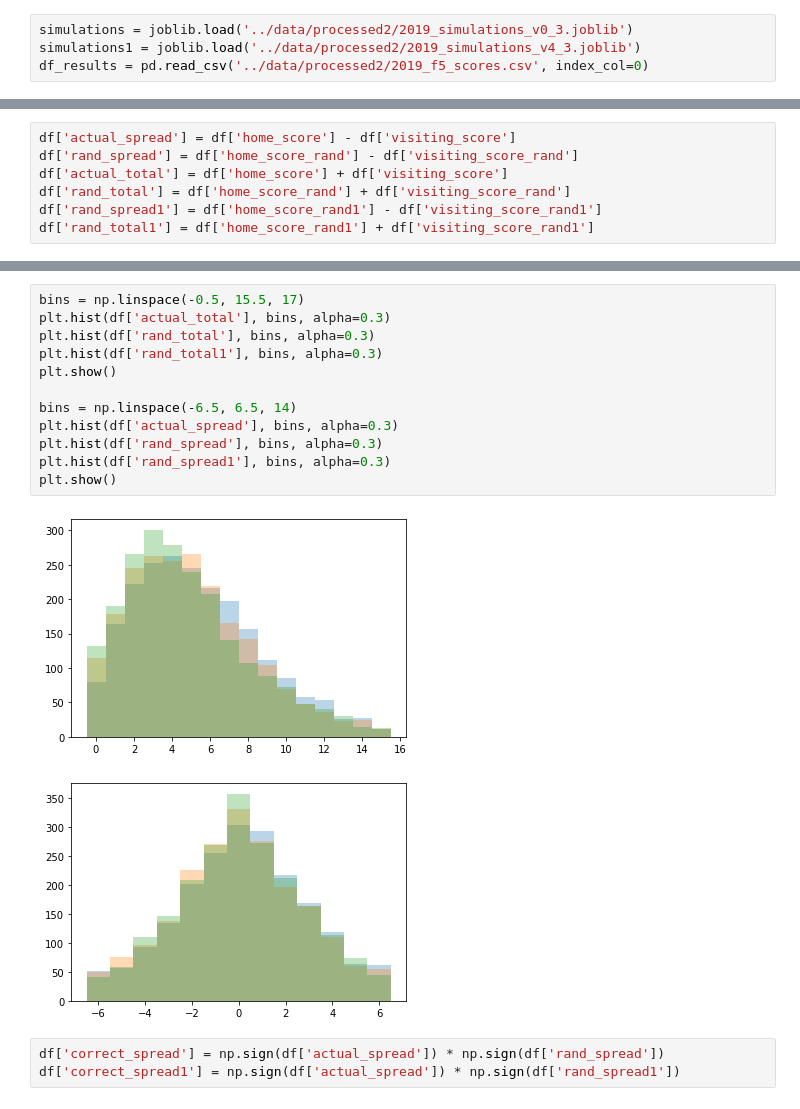
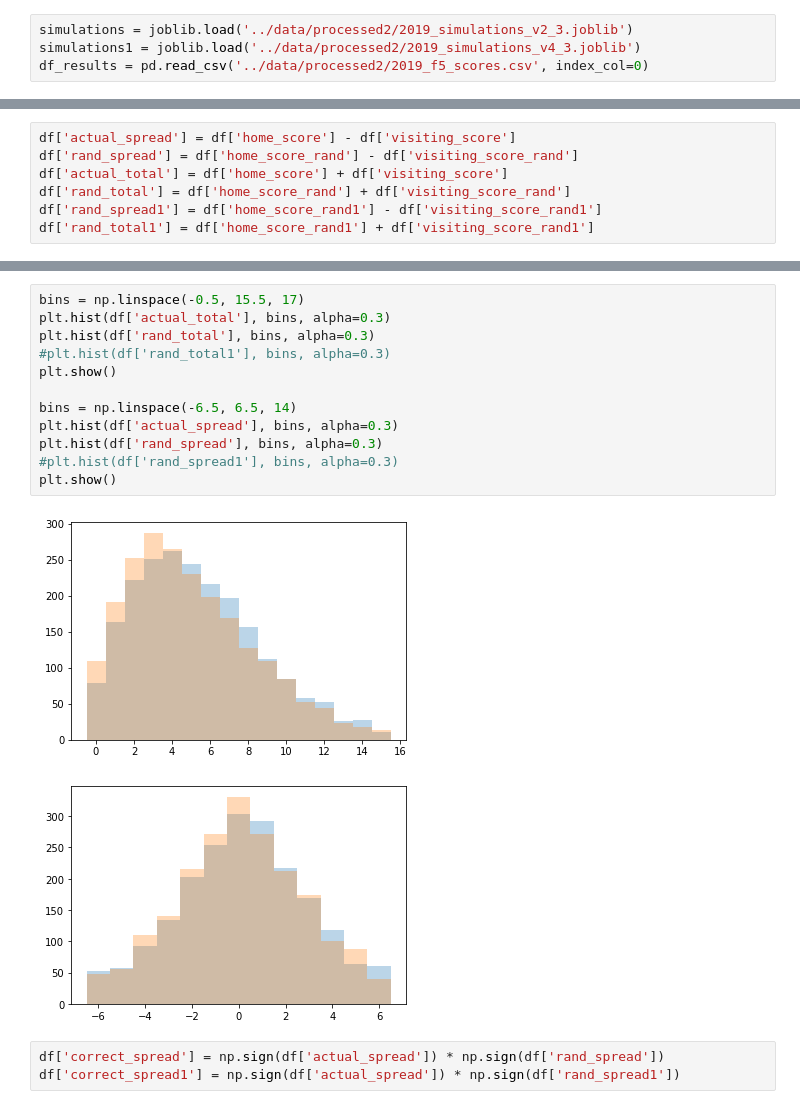
Before and after one commit to firstprinciples/mlb_model, a Jupyter notebook: fps_mlb_model/analyses/2019_simulations_analysis.ipynb, the cells around one changed output, grey strips where cells are left out. Drawn from its saved outputs; the diff is of its cells as text.

```diff
--- a/fps_mlb_model/analyses/2019_simulations_analysis.ipynb
+++ b/fps_mlb_model/analyses/2019_simulations_analysis.ipynb
@@ -6,7 +6,7 @@ import matplotlib.pyplot as plt
 from sklearn.linear_model import LinearRegression
 import joblib
 # %%
-simulations = joblib.load('../data/processed2/2019_simulations_v0_3.joblib')
+simulations = joblib.load('../data/processed2/2019_simulations_v2_3.joblib')
 simulations1 = joblib.load('../data/processed2/2019_simulations_v4_3.joblib')
 df_results = pd.read_csv('../data/processed2/2019_f5_scores.csv', index_col=0)
 # %%
@@ -104,18 +104,18 @@ plt.show()
 # %%
 bins = np.linspace(-0.5, 15.5, 17)
 plt.hist(df['actual_total'], bins, alpha=0.3)
 plt.hist(df['rand_total'], bins, alpha=0.3)
-plt.hist(df['rand_total1'], bins, alpha=0.3)
+#plt.hist(df['rand_total1'], bins, alpha=0.3)
 plt.show()
 
 bins = np.linspace(-6.5, 6.5, 14)
 plt.hist(df['actual_spread'], bins, alpha=0.3)
 plt.hist(df['rand_spread'], bins, alpha=0.3)
-plt.hist(df['rand_spread1'], bins, alpha=0.3)
+#plt.hist(df['rand_spread1'], bins, alpha=0.3)
 plt.show()
 # %% [output]
-[figure, old version]
+[figure, new version]
-[figure, old version]
+[figure, new version]
 # %%
 df['correct_spread'] = np.sign(df['actual_spread']) * np.sign(df['rand_spread'])
 df['correct_spread1'] = np.sign(df['actual_spread']) * np.sign(df['rand_spread1'])
```
Also changed, not shown: parts of 6 cells of this notebook, 2 other files.
